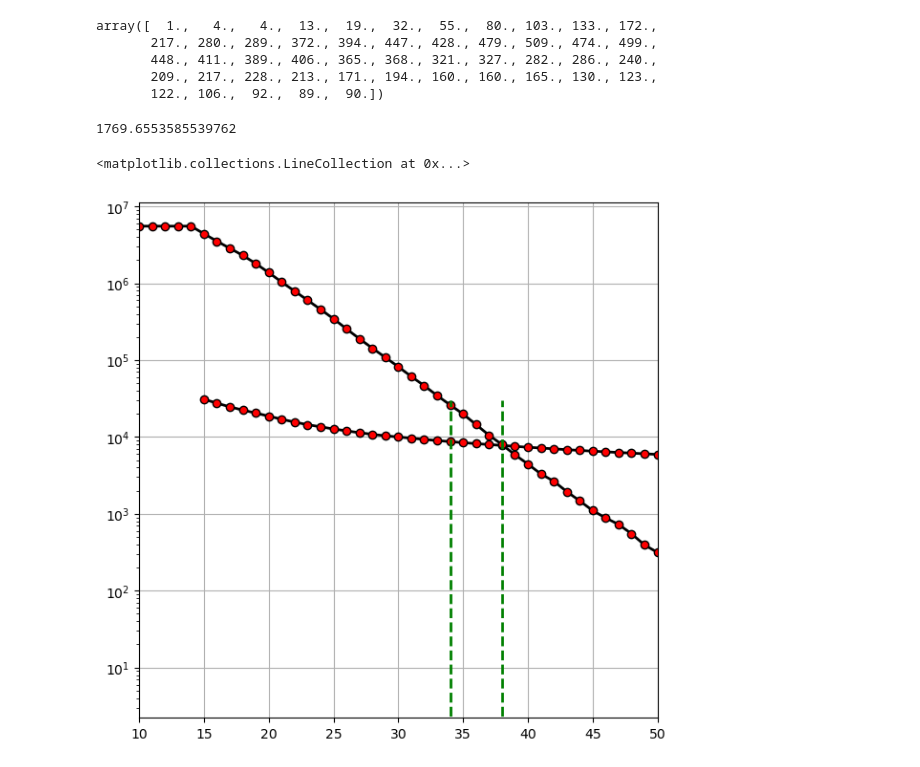
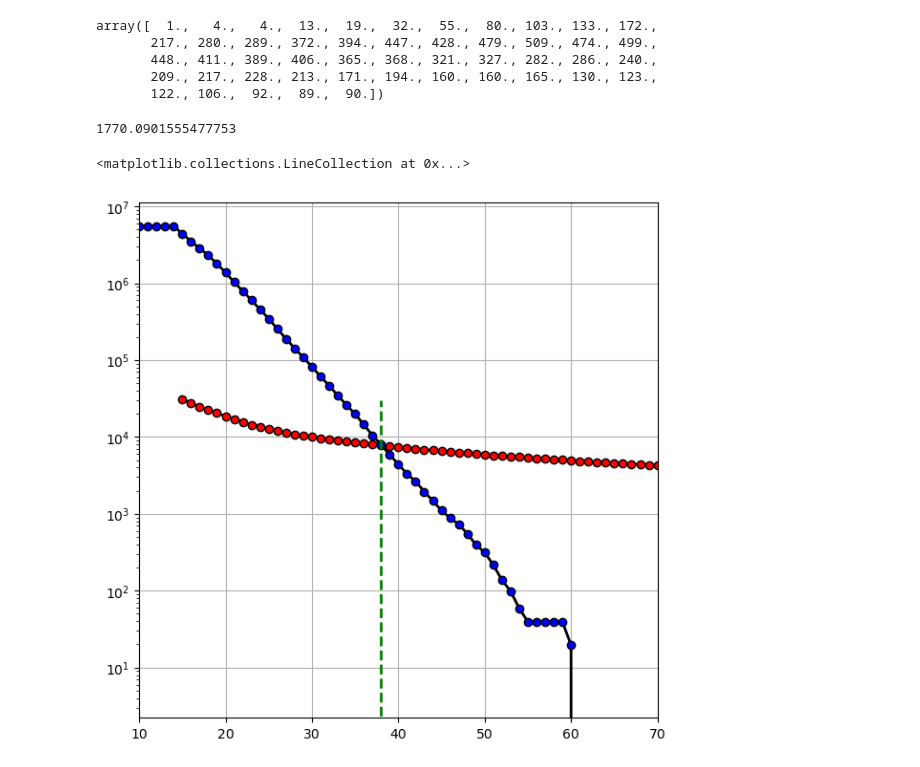
Before and after one commit to burmist-git/DBscan_on_simtel_data, a Jupyter notebook: npe_csv.ipynb, the cells around one changed output. Cells and saved outputs as stored; diff of their text form; code cells hidden in the pictures.

```diff
--- a/npe_csv.ipynb
+++ b/npe_csv.ipynb
@@ -86,9 +86,9 @@ def get_n_files( dirin='../scratch/simtel_data/NSB386MHz/npe/'):
 # %%
 #nfiles=!ls -l ../scratch/simtel_data/NSB386MHz/npe/*.csv | wc -l
 # %%
-df_nsb=get_data(dirin = '../scratch/simtel_data/NSB386MHz/npe/', file_prefix = 'corsika_run', file_suffix = '.npe.csv')
-df_gd=get_data(dirin = '../scratch/simtel_data/gamma_diffuse/npe/', file_prefix = 'corsika_run', file_suffix = '.npe.csv')
-df_g=get_data(dirin = '../scratch/simtel_data/gamma/npe/', file_prefix = 'corsika_run', file_suffix = '.npe.csv')
-df_e=get_data(dirin = '../scratch/simtel_data/electron/npe/', file_prefix = 'corsika_run', file_suffix = '.npe.csv')
-df_p=get_data(dirin = '../scratch/simtel_data/proton/npe/', file_prefix = 'corsika_run', file_suffix = '.npe.csv')
+df_nsb=get_data(dirin = '../scratch/simtel_data/386MHz/NSB386MHz/npe/', file_prefix = 'corsika_run', file_suffix = '.npe.csv')
+df_gd=get_data(dirin = '../scratch/simtel_data/386MHz/gamma_diffuse/npe/', file_prefix = 'corsika_run', file_suffix = '.npe.csv')
+df_g=get_data(dirin = '../scratch/simtel_data/386MHz/gamma/npe/', file_prefix = 'corsika_run', file_suffix = '.npe.csv')
+df_e=get_data(dirin = '../scratch/simtel_data/386MHz/electron/npe/', file_prefix = 'corsika_run', file_suffix = '.npe.csv')
+df_p=get_data(dirin = '../scratch/simtel_data/386MHz/proton/npe/', file_prefix = 'corsika_run', file_suffix = '.npe.csv')
 # %% [output]
@@ -666,7 +697,7 @@ np.sum(get_proton_flux_pers(get_bin_min_max(hist_p_info)[:,0], get_bin_min_max(h
                             np.zeros(len(get_bin_min_max(hist_p_info)[:,1])), np.ones(len(get_bin_min_max(hist_p_info)[:,1]))*10,
                             np.ones(len(get_bin_min_max(hist_p_info)[:,1]))*1500)*hist_data_proton[150][0]/hist_p_all_info[0])
 # %% [output]
-1769.6553585539762
+1770.0901555477753
 # %%
 datay=[np.sum(get_proton_flux_pers(get_bin_min_max(hist_p_info)[:,0], get_bin_min_max(hist_p_info)[:,1],
                             np.zeros(len(get_bin_min_max(hist_p_info)[:,1])), np.ones(len(get_bin_min_max(hist_p_info)[:,1]))*10,
@@ -674,29 +705,29 @@ datay=[np.sum(get_proton_flux_pers(get_bin_min_max(hist_p_info)[:,0], get_bin_mi
 # %%
 fig, ax12 = plt.subplots(figsize=(7,7))
 
 ax12.plot(n_points_cut,datay, 'o-', c='k', lw =2, mfc='red', mec='k')
-ax12.plot(rate_vs_th, 'o-', c='k', lw =2, mfc='red', mec='k')
+ax12.plot(rate_vs_th, 'o-', c='k', lw =2, mfc='blue', mec='k')
 
 #
 ax12.yaxis.grid(True)
 ax12.xaxis.grid(True)
 ax12.set_yscale('log')
-ax12.set_xlim(10,50)
+ax12.set_xlim(10,70)
 
 #ax12.set_xscale('log')
 #
 #plt.hlines(30000.0,0,34, color='g', linestyle='-.', linewidth=2, label='30 kHz rate')
-plt.vlines(34,1,30000.0, color='g', linestyle='--', linewidth=2, label='threshold')
+#plt.vlines(34,1,30000.0, color='g', linestyle='--', linewidth=2, label='threshold')
 plt.vlines(38,1,30000.0, color='g', linestyle='--', linewidth=2, label='threshold')
 #
 #plt.legend()
 #plt.title("sdsdsd: "r'$\mu$')
 #plt.title('NSB at 386 MHz')
 #
 #ax03.set(xlabel='Number of points in the DBSCAN cluster', ylabel='Rete, Hz')
 # %% [output]
 <matplotlib.collections.LineCollection at 0x...>
-[figure, old version]
+[figure, new version]
 # %%
 #hist_g_all_info=ax09.hist(generate_random_1_over_x_squared(int(71*1e+5), 5, 50000),bins=np.logspace(0, 5, num=50),color='b', alpha=0.3)
 # %%
```
Also changed, not shown: parts of 18 cells of this notebook, 1 other file.
